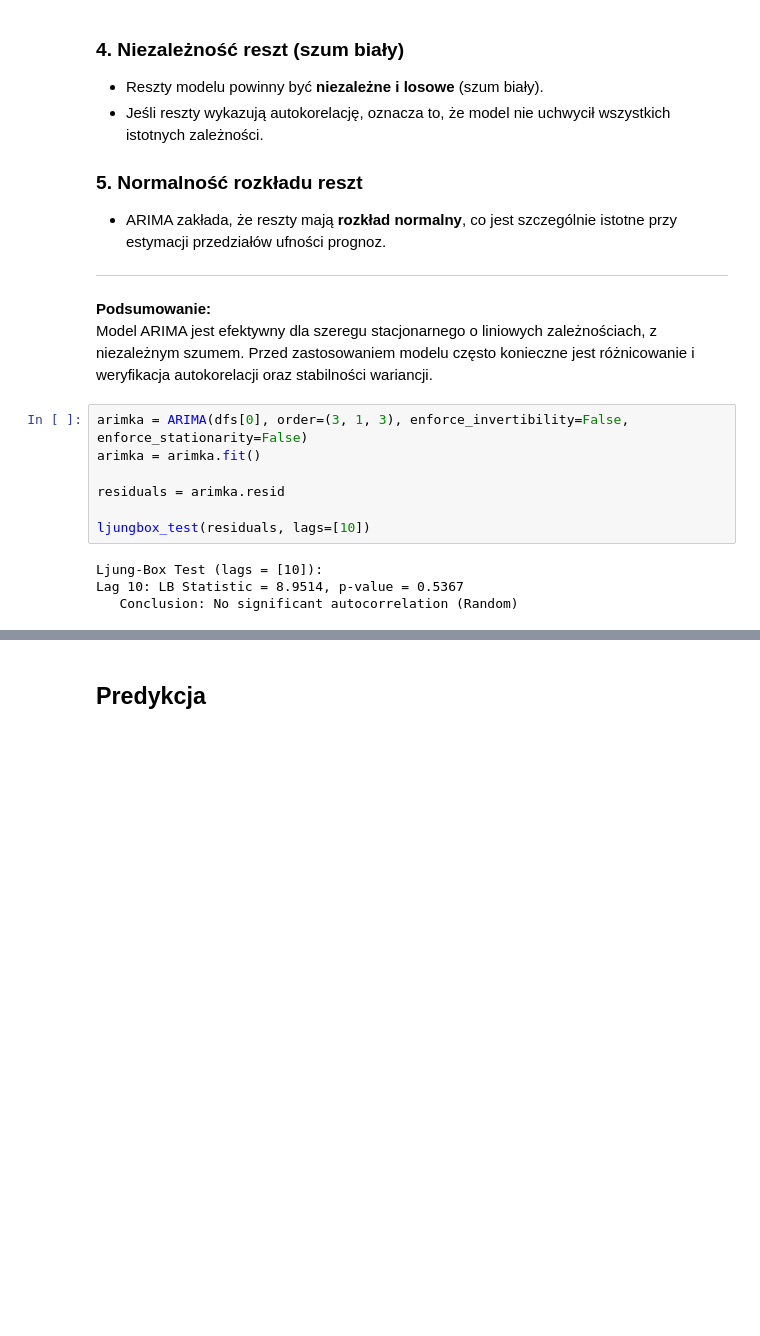
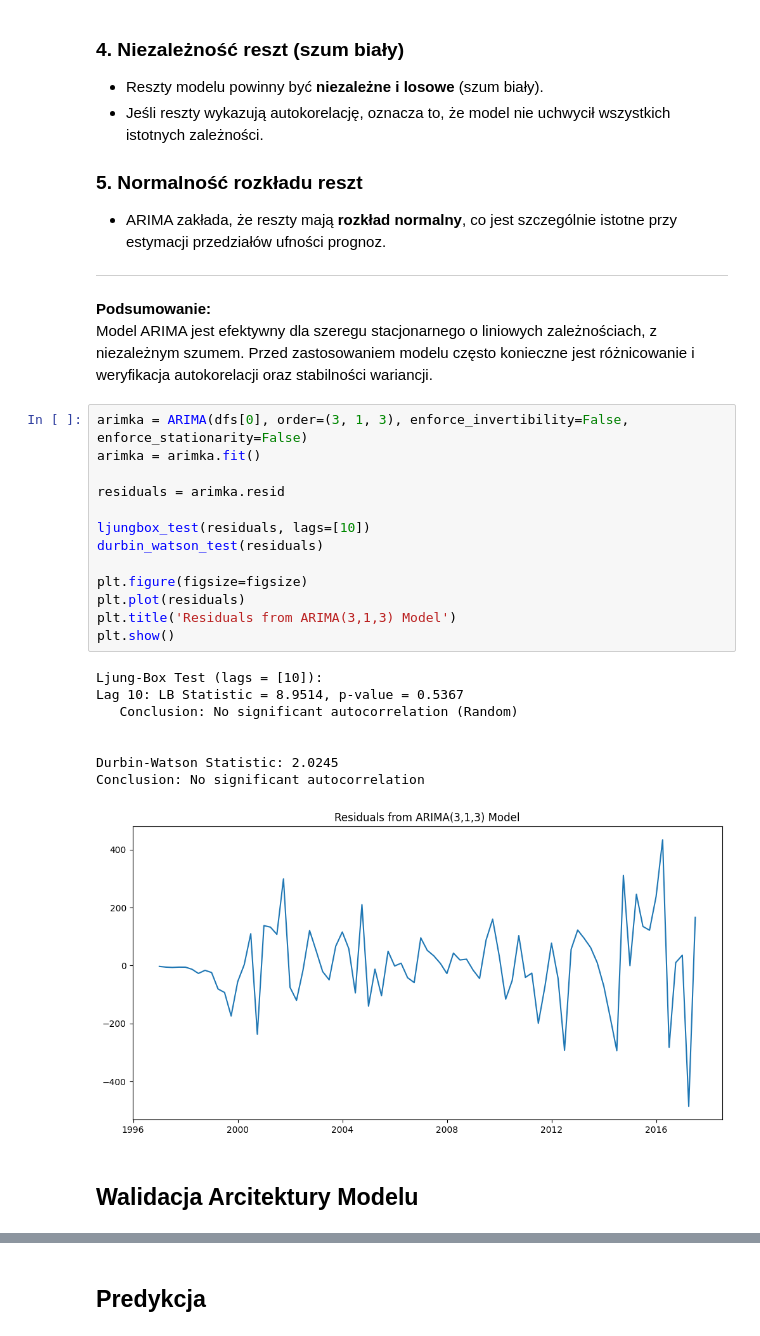
Before and after one commit to KawaMaciej/Stochastyczna, a Jupyter notebook: notebook.ipynb, the cells around one changed output, grey strips where cells are left out. Saved outputs shown, nothing was run; the diff lists cells and outputs as text; blank space fills up the shorter version.

```diff
--- a/notebook.ipynb
+++ b/notebook.ipynb
@@ -370,11 +370,24 @@ Model ARIMA jest efektywny dla szeregu stacjonarnego o liniowych zależnościach
 # %%
 arimka = ARIMA(dfs[0], order=(3, 1, 3), enforce_invertibility=False, enforce_stationarity=False)
 arimka = arimka.fit()
 
 residuals = arimka.resid
 
 ljungbox_test(residuals, lags=[10])
+durbin_watson_test(residuals)
+
+plt.figure(figsize=figsize)
+plt.plot(residuals)
+plt.title('Residuals from ARIMA(3,1,3) Model')
+plt.show()
 # %% [output]
 Ljung-Box Test (lags = [10]):
 Lag 10: LB Statistic = 8.9514, p-value = 0.5367
    Conclusion: No significant autocorrelation (Random)
+
+
+Durbin-Watson Statistic: 2.0245
+Conclusion: No significant autocorrelation
+[figure, added]
+# %% [markdown]
+## Walidacja Arcitektury Modelu
```
Also changed, not shown: parts of 9 cells of this notebook, 1 other file.
